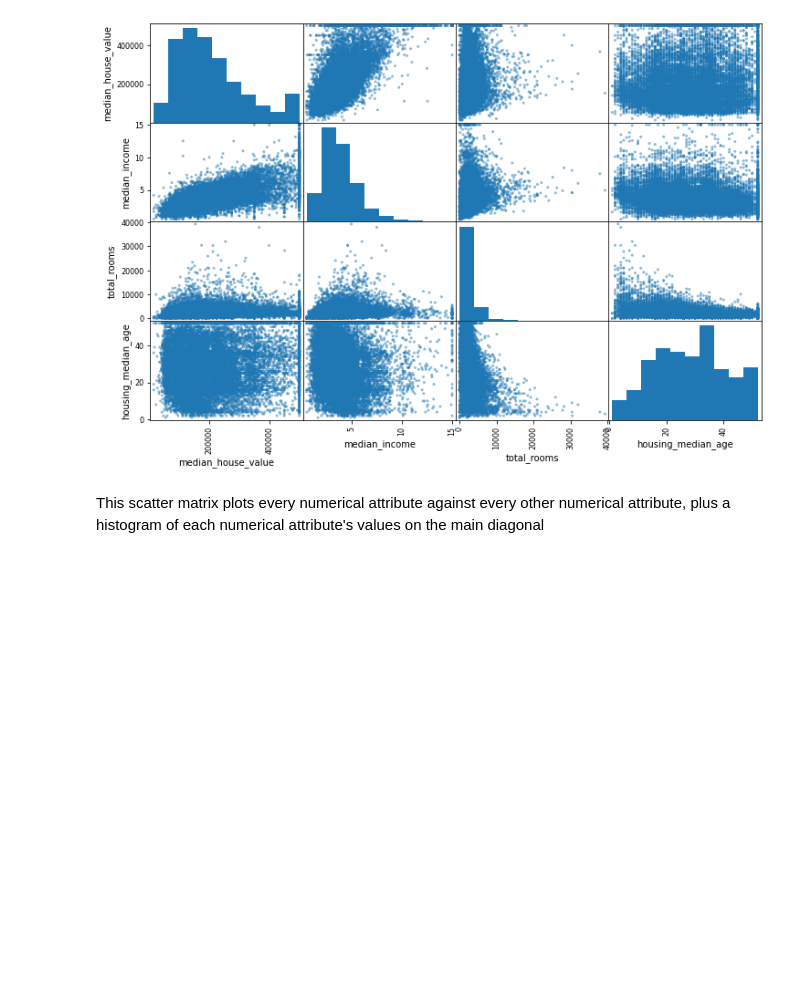
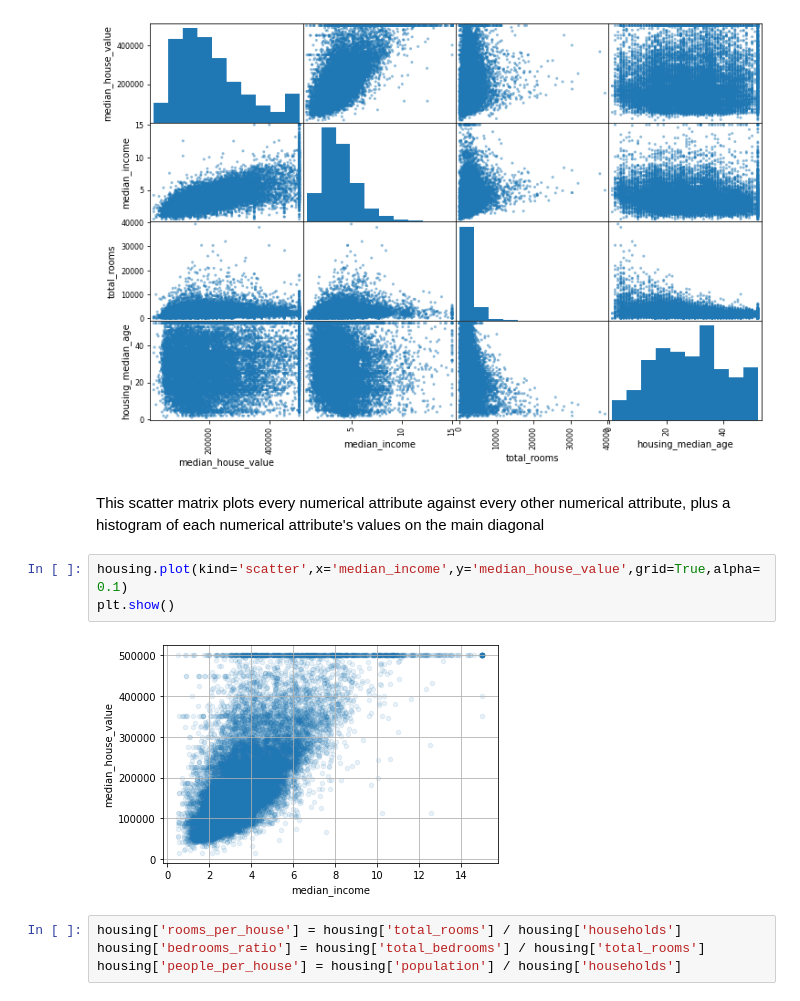
Before and after one commit to Vineet2102/House_Price_Prediction, a Jupyter notebook: house-price-prediction.ipynb, the cells around one changed output. Cells and saved outputs as stored; diff of their text form; blank space fills up the shorter version.

Commit message:
Kaggle Notebook | House_Price_Prediction | Version 4

```diff
--- a/house-price-prediction.ipynb
+++ b/house-price-prediction.ipynb
@@ -233,3 +233,12 @@ plt.show()
 [figure]
 # %% [markdown]
 This scatter matrix plots every numerical attribute against every other numerical attribute, plus a histogram of each numerical attribute's values on the main diagonal
+# %%
+housing.plot(kind='scatter',x='median_income',y='median_house_value',grid=True,alpha=0.1)
+plt.show()
+# %% [output]
+[figure, added]
+# %%
+housing['rooms_per_house'] = housing['total_rooms'] / housing['households']
+housing['bedrooms_ratio'] = housing['total_bedrooms'] / housing['total_rooms']
+housing['people_per_house'] = housing['population'] / housing['households']
```
Also changed, not shown: parts of 14 cells of this notebook.
